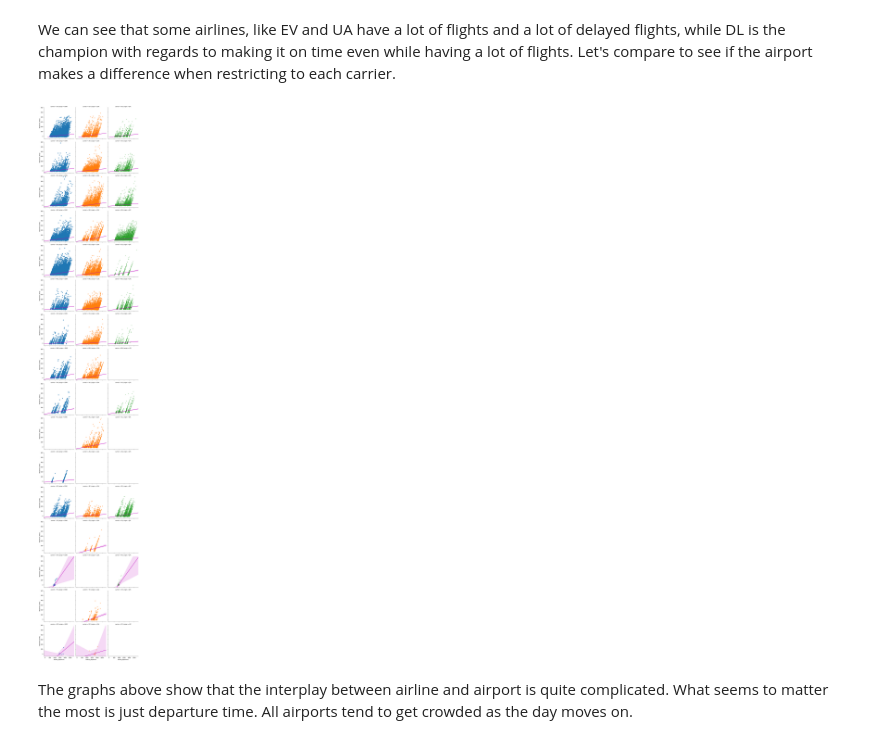
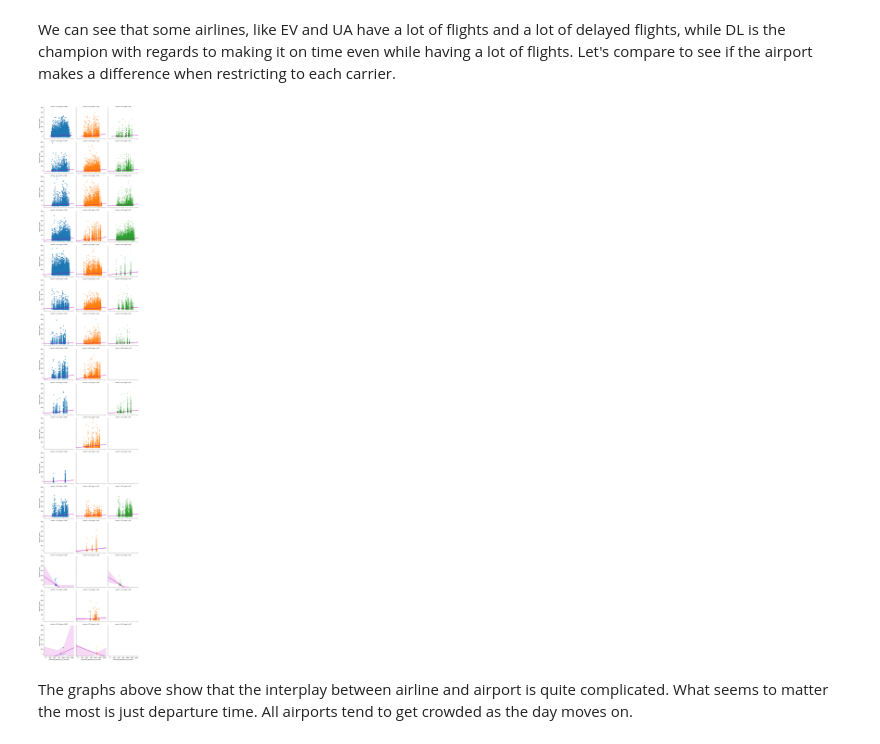
Before and after one commit to mihaihai/flight_data, a Jupyter notebook: A study of flight delays from NY.ipynb, the cells around one changed output. Drawn from its saved outputs; the diff is of its cells as text; code cells hidden in the pictures.

```diff
--- a/A study of flight delays from NY.ipynb
+++ b/A study of flight delays from NY.ipynb
@@ -699,13 +700,13 @@ HA       4983.0  4983.0     66.0  4983.000000    0.000000
 # %% [markdown]
 We can see that some airlines, like EV and UA have a lot of flights and a lot of delayed flights, while DL is the champion with regards to making it on time even while having a lot of flights. Let's compare to see if the airport makes a difference when restricting to each carrier.
 # %%
-sns.lmplot(x="shifted_departure", y="departure_delay", hue="origin", row = "carrier", col = "origin", data=working,
+sns.lmplot(x="scheduled_departure_in_minutes", y="departure_delay", hue="origin", row = "carrier", col = "origin", data=working,
            markers=["o", "x", "." ], line_kws={'color':'m'}, height=4);
 plt.ylim(-50, 600)
-plt.xlim(-100, 2900)
+plt.xlim(-100, 1600)
 plt.show()
 # %% [output]
-[figure, old version]
+[figure, new version]
 # %% [markdown]
 The graphs above show that the interplay between airline and airport is quite complicated. What seems to matter the most is just departure time. All airports tend to get crowded as the day moves on.
 # %% [markdown]
```
Also changed, not shown: parts of 5 cells of this notebook, 1 other file.
